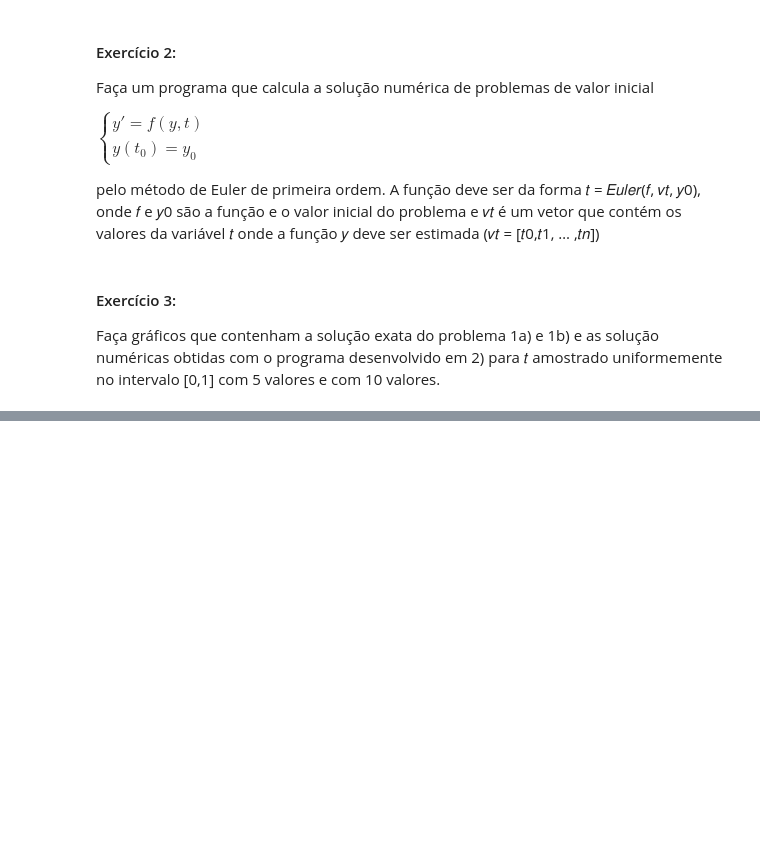
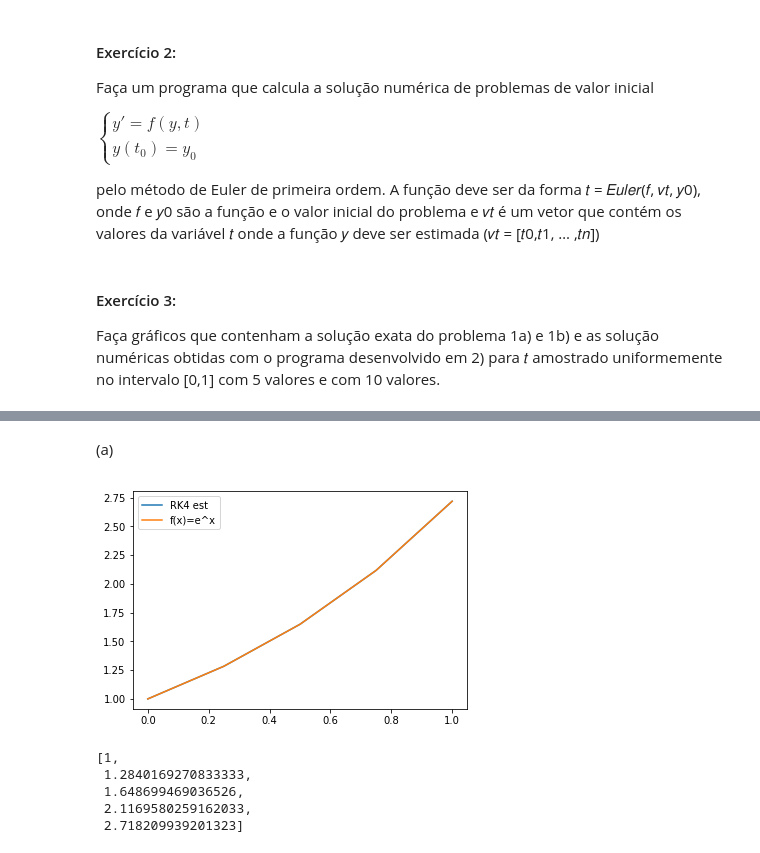
Before and after one commit to fernandascovino/FGV_Numerical_Analysis, a Jupyter notebook: 09-11_numerical_integration.ipynb, the cells around one changed output, grey strips where cells are left out. Drawn from its saved outputs; the diff is of its cells as text; code cells hidden in the pictures; blank space fills up the shorter version.

```diff
--- a/09-11_numerical_integration.ipynb
+++ b/09-11_numerical_integration.ipynb
@@ -169,8 +187,5 @@ numéricas de (1a) e de (1b) de segunda ordem.
 # %%
-def euler_geral(f, vt, y0, ordem):
-
-
-    ### ADAPTAR ABAIXO
+def runge_kuttama_4a_ordem(f, vt, y0):
 
     y_ant = y0
     t_ant = vt[0]
@@ -182,16 +197,17 @@ def euler_geral(f, vt, y0, ordem):
         t = i
         h = t - t_ant
 
-        # passo de Taylor
-        y = y_ant + f(y_ant, t_ant)*h
+        # aproximação por RK4
+        k1 = f(t_ant, y_ant)
+        k2 = f(t_ant + h/2, y_ant + k1*h/2)
+        k3 = f(t_ant + h/2, y_ant + k2*h/2)
+        k4 = f(t_ant + h, y_ant + k3*h)
+
+        y = y_ant + (k1 + 2*k2 + 2*k3 + k4)*h/6
         est.append(y)
 
         # atualização dos termos
         y_ant = y
         t_ant = t
 
-    plt.plot(vt, est, label='euler est')
-    plt.legend()
-    plt.show()
-
     return est
@@ -197,0 +220,26 @@ def euler_geral(f, vt, y0, ordem):
+# %% [markdown]
+(a)
+# %%
+f = lambda t, y: y
+y0 = 1
+
+est = runge_kuttama_4a_ordem(f, vt5, y0)
+
+plt.plot(vt5, est, label='RK4 est')
+
+# Solução analítica: f(x) = e^x
+f1 = lambda t: np.exp(t)
+y1 = [f1(x) for x in vt5]
+
+plt.plot(vt5, y1, label='f(x)=e^x')
+plt.legend()
+plt.show()
+
+est
+# %% [output]
+[figure, added]
+[1,
+ 1.2840169270833333,
+ 1.648699469036526,
+ 2.1169580259162033,
+ 2.718209939201323]
```
Also changed, not shown: parts of 15 cells of this notebook.
